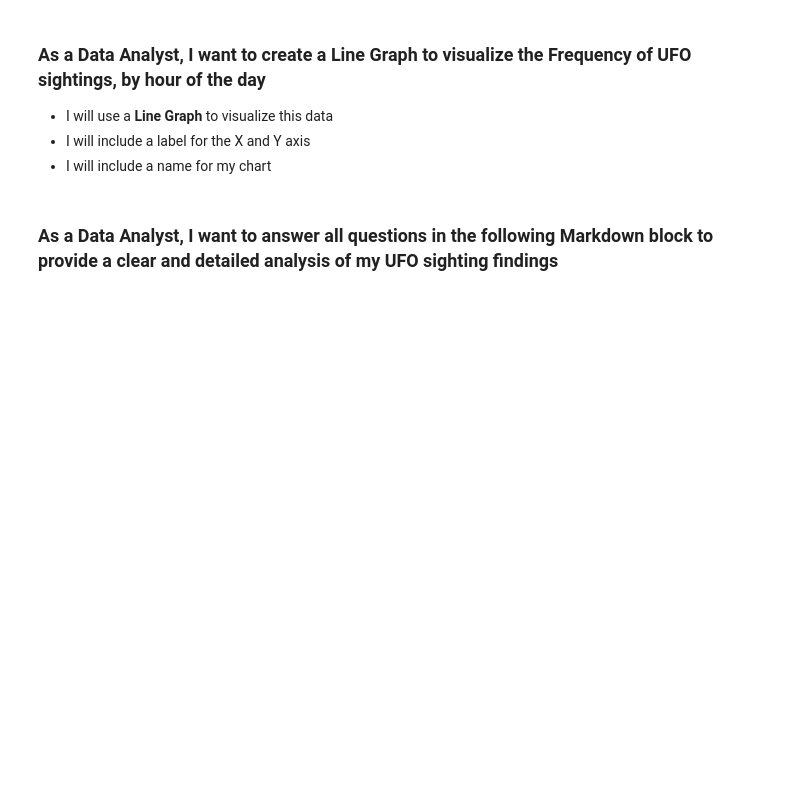
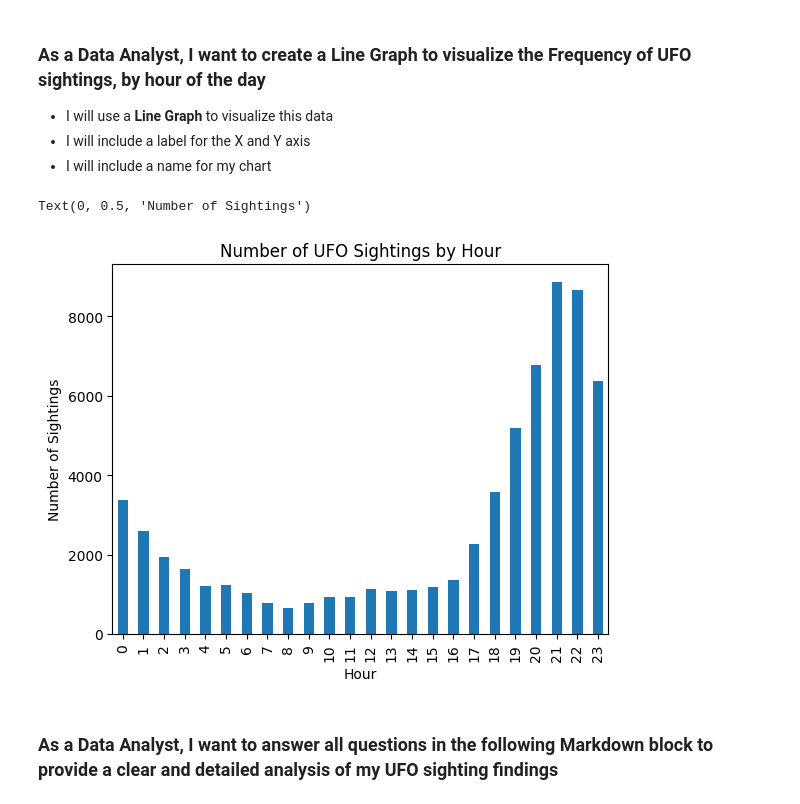
Before and after one commit to PizzaDeliveryOP/MatPlotLib_O-Keefe, a Jupyter notebook: Pandas_MatPlotLib_User_Stories.ipynb, the cells around one changed output. Cells and saved outputs as stored; diff of their text form; code cells hidden in the pictures; blank space fills up the shorter version.

```diff
--- a/Pandas_MatPlotLib_User_Stories.ipynb
+++ b/Pandas_MatPlotLib_User_Stories.ipynb
@@ -113,3 +120,20 @@ ufo_sightings_dataframe.plot.line(x="")
+# %%
+#frequency_of_sighting_by_hour
+#ufo_sightings_dataframe.plot.line(x="")
+
+ufo_sightings_dataframe["Sighting Hour"] = ufo_sightings_dataframe["Date_Time"].dt.hour
+ufo_sightings_dataframe["By Hour"] = (ufo_sightings_dataframe["Sighting Hour"]//24)* 24
+
+ufo_sightings_dataframe["Sighting Hour"].value_counts().sort_index().plot.bar();
+
+#number_of_ufo_sightings_plot = ufo_sightings_dataframe.plot.hist()
+plt.title("Number of UFO Sightings by Hour")
+
+plt.xlabel("Hour")
+plt.ylabel("Number of Sightings")
+# %% [output]
+Text(0, 0.5, 'Number of Sightings')
+[figure, added]
 # %% [markdown]
 ### As a Data Analyst, I want to answer all questions in the following Markdown block to provide a **clear and detailed analysis of my UFO sighting findings**
 # %% [markdown]
```
Also changed, not shown: parts of 4 cells of this notebook.
